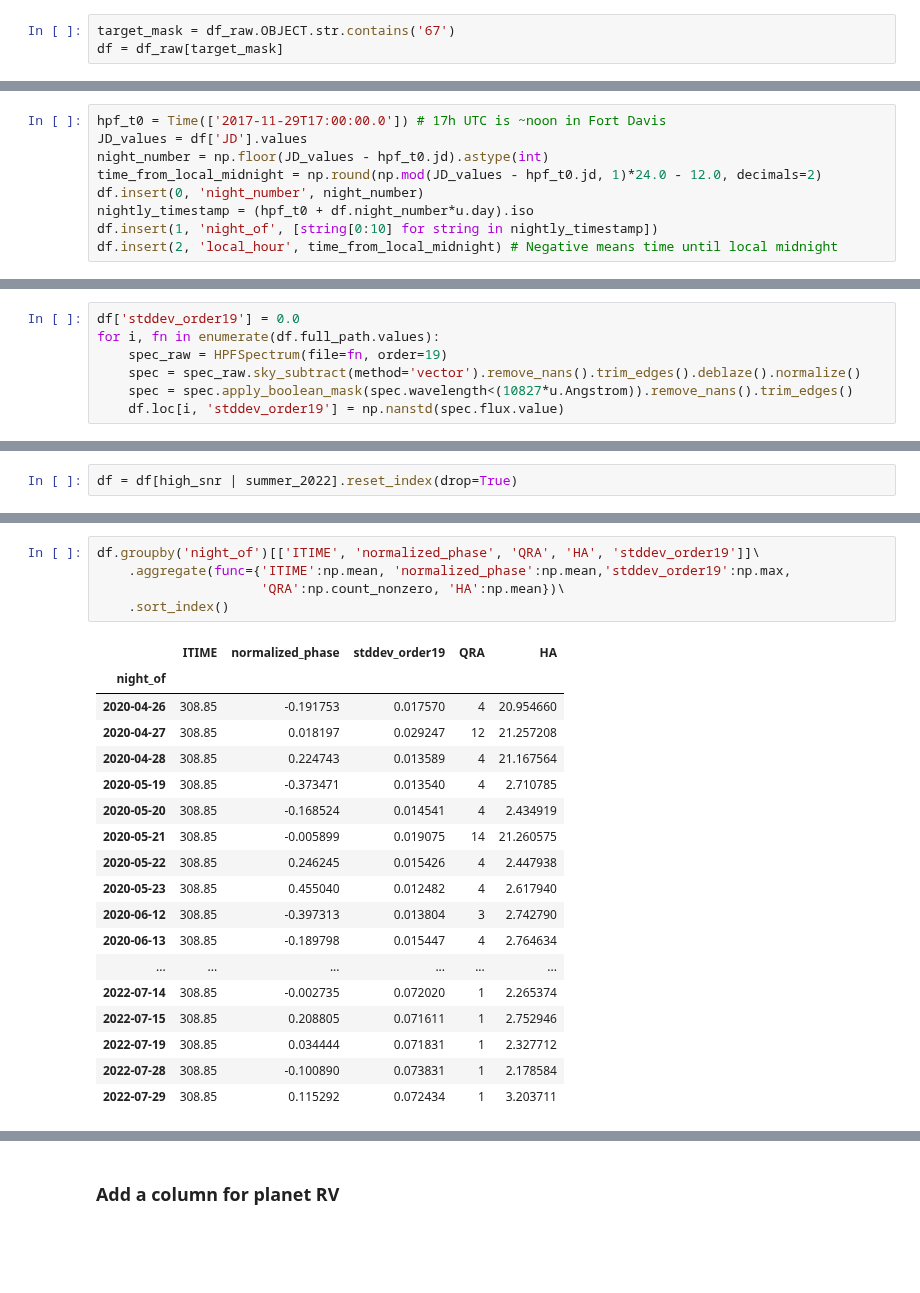
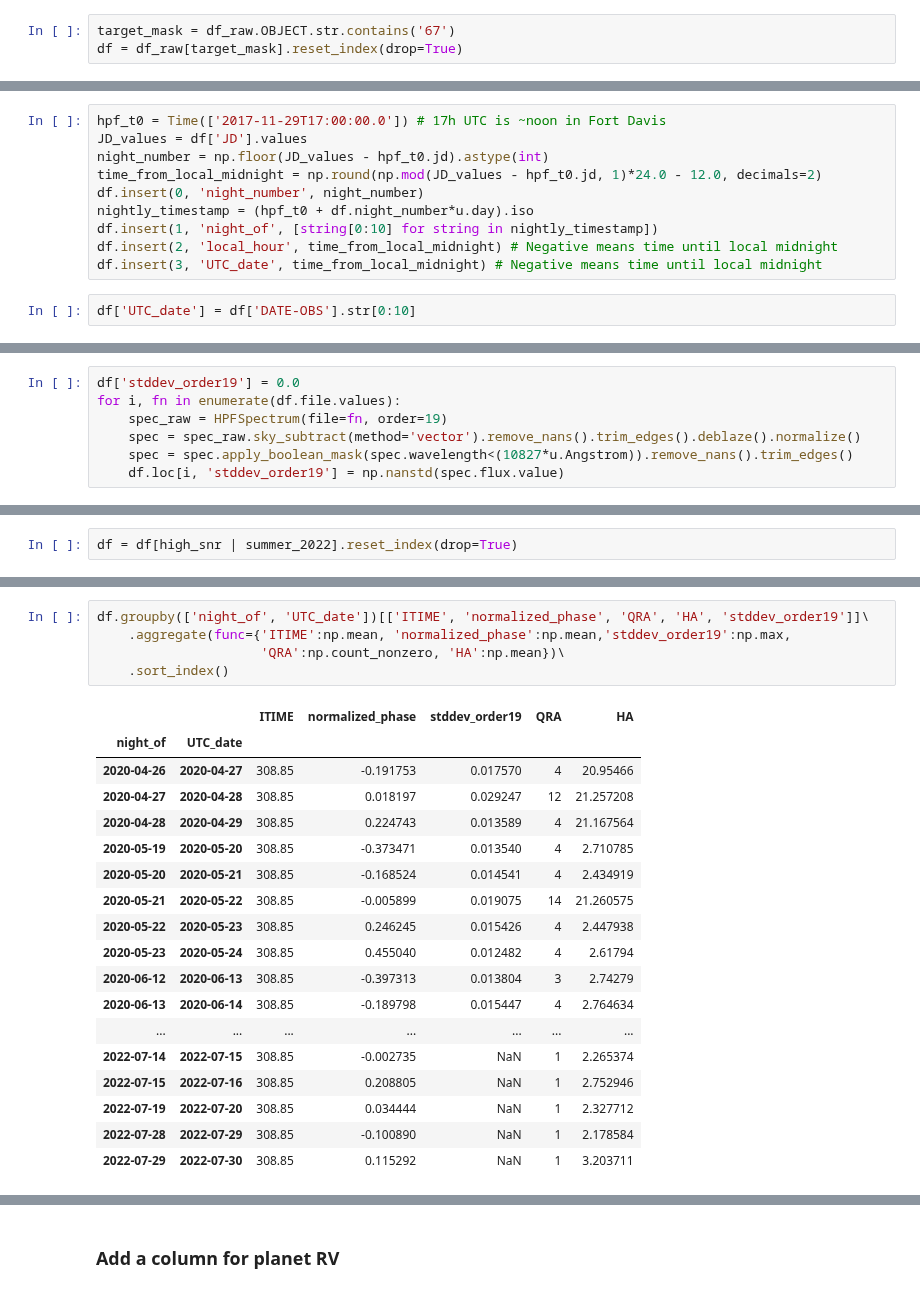
Before and after one commit to BrownDwarf/disperse, a Jupyter notebook: notebooks/04_hpf_analysis/03_Table_of_observations.ipynb, the cells around one changed output, grey strips where cells are left out. Saved outputs shown, nothing was run; the diff lists cells and outputs as text; blank space fills up the shorter version.

```diff
--- a/notebooks/04_hpf_analysis/03_Table_of_observations.ipynb
+++ b/notebooks/04_hpf_analysis/03_Table_of_observations.ipynb
@@ -97,3 +112,3 @@ df_raw['full_path'] = tacc_goldilocks_files
 # %%
 target_mask = df_raw.OBJECT.str.contains('67')
-df = df_raw[target_mask]
+df = df_raw[target_mask].reset_index(drop=True)
@@ -167,3 +186,6 @@ df.insert(0, 'night_number', night_number)
 nightly_timestamp = (hpf_t0 + df.night_number*u.day).iso
 df.insert(1, 'night_of', [string[0:10] for string in nightly_timestamp])
 df.insert(2, 'local_hour', time_from_local_midnight) # Negative means time until local midnight
+df.insert(3, 'UTC_date', time_from_local_midnight) # Negative means time until local midnight
+# %%
+df['UTC_date'] = df['DATE-OBS'].str[0:10]
@@ -215,7 +275,7 @@ df = df.reset_index(drop=True)
 threshold = 0.035 # SNR per pixel should be better than ~30:1
 # %%
 df['stddev_order19'] = 0.0
-for i, fn in enumerate(df.full_path.values):
+for i, fn in enumerate(df.file.values):
     spec_raw = HPFSpectrum(file=fn, order=19)
     spec = spec_raw.sky_subtract(method='vector').remove_nans().trim_edges().deblaze().normalize()
     spec = spec.apply_boolean_mask(spec.wavelength<(10827*u.Angstrom)).remove_nans().trim_edges()
@@ -279,28 +398,28 @@ array(['night_number', 'night_of', 'local_hour', 'ORIGIN', 'DATE',
        'stddev_order19'], dtype=object)
 # %%
-df.groupby('night_of')[['ITIME', 'normalized_phase', 'QRA', 'HA', 'stddev_order19']]\
+df.groupby(['night_of', 'UTC_date'])[['ITIME', 'normalized_phase', 'QRA', 'HA', 'stddev_order19']]\
     .aggregate(func={'ITIME':np.mean, 'normalized_phase':np.mean,'stddev_order19':np.max,
                      'QRA':np.count_nonzero, 'HA':np.mean})\
     .sort_index()
 # %% [output]
-|  | ITIME | normalized_phase | stddev_order19 | QRA | HA |
-| night_of |  |  |  |  |  |
-| 2020-04-26 | 308.85 | -0.191753 | 0.017570 | 4 | 20.954660 |
-| 2020-04-27 | 308.85 | 0.018197 | 0.029247 | 12 | 21.257208 |
-| 2020-04-28 | 308.85 | 0.224743 | 0.013589 | 4 | 21.167564 |
-| 2020-05-19 | 308.85 | -0.373471 | 0.013540 | 4 | 2.710785 |
-| 2020-05-20 | 308.85 | -0.168524 | 0.014541 | 4 | 2.434919 |
-| 2020-05-21 | 308.85 | -0.005899 | 0.019075 | 14 | 21.260575 |
-| 2020-05-22 | 308.85 | 0.246245 | 0.015426 | 4 | 2.447938 |
-| 2020-05-23 | 308.85 | 0.455040 | 0.012482 | 4 | 2.617940 |
-| 2020-06-12 | 308.85 | -0.397313 | 0.013804 | 3 | 2.742790 |
-| 2020-06-13 | 308.85 | -0.189798 | 0.015447 | 4 | 2.764634 |
-| ... | ... | ... | ... | ... | ... |
-| 2022-07-14 | 308.85 | -0.002735 | 0.072020 | 1 | 2.265374 |
-| 2022-07-15 | 308.85 | 0.208805 | 0.071611 | 1 | 2.752946 |
-| 2022-07-19 | 308.85 | 0.034444 | 0.071831 | 1 | 2.327712 |
-| 2022-07-28 | 308.85 | -0.100890 | 0.073831 | 1 | 2.178584 |
-| 2022-07-29 | 308.85 | 0.115292 | 0.072434 | 1 | 3.203711 |
+|  |  | ITIME | normalized_phase | stddev_order19 | QRA | HA |
+| night_of | UTC_date |  |  |  |  |  |
+| 2020-04-26 | 2020-04-27 | 308.85 | -0.191753 | 0.017570 | 4 | 20.95466 |
+| 2020-04-27 | 2020-04-28 | 308.85 | 0.018197 | 0.029247 | 12 | 21.257208 |
+| 2020-04-28 | 2020-04-29 | 308.85 | 0.224743 | 0.013589 | 4 | 21.167564 |
+| 2020-05-19 | 2020-05-20 | 308.85 | -0.373471 | 0.013540 | 4 | 2.710785 |
+| 2020-05-20 | 2020-05-21 | 308.85 | -0.168524 | 0.014541 | 4 | 2.434919 |
+| 2020-05-21 | 2020-05-22 | 308.85 | -0.005899 | 0.019075 | 14 | 21.260575 |
+| 2020-05-22 | 2020-05-23 | 308.85 | 0.246245 | 0.015426 | 4 | 2.447938 |
+| 2020-05-23 | 2020-05-24 | 308.85 | 0.455040 | 0.012482 | 4 | 2.61794 |
+| 2020-06-12 | 2020-06-13 | 308.85 | -0.397313 | 0.013804 | 3 | 2.74279 |
+| 2020-06-13 | 2020-06-14 | 308.85 | -0.189798 | 0.015447 | 4 | 2.764634 |
+| ... | ... | ... | ... | ... | ... | ... |
+| 2022-07-14 | 2022-07-15 | 308.85 | -0.002735 | NaN | 1 | 2.265374 |
+| 2022-07-15 | 2022-07-16 | 308.85 | 0.208805 | NaN | 1 | 2.752946 |
+| 2022-07-19 | 2022-07-20 | 308.85 | 0.034444 | NaN | 1 | 2.327712 |
+| 2022-07-28 | 2022-07-29 | 308.85 | -0.100890 | NaN | 1 | 2.178584 |
+| 2022-07-29 | 2022-07-30 | 308.85 | 0.115292 | NaN | 1 | 3.203711 |
 # %%
 plt.figure(figsize=(14, 4))
 mask = df.HA<20
```
Also changed, not shown: parts of 41 cells of this notebook, 1 other file.
